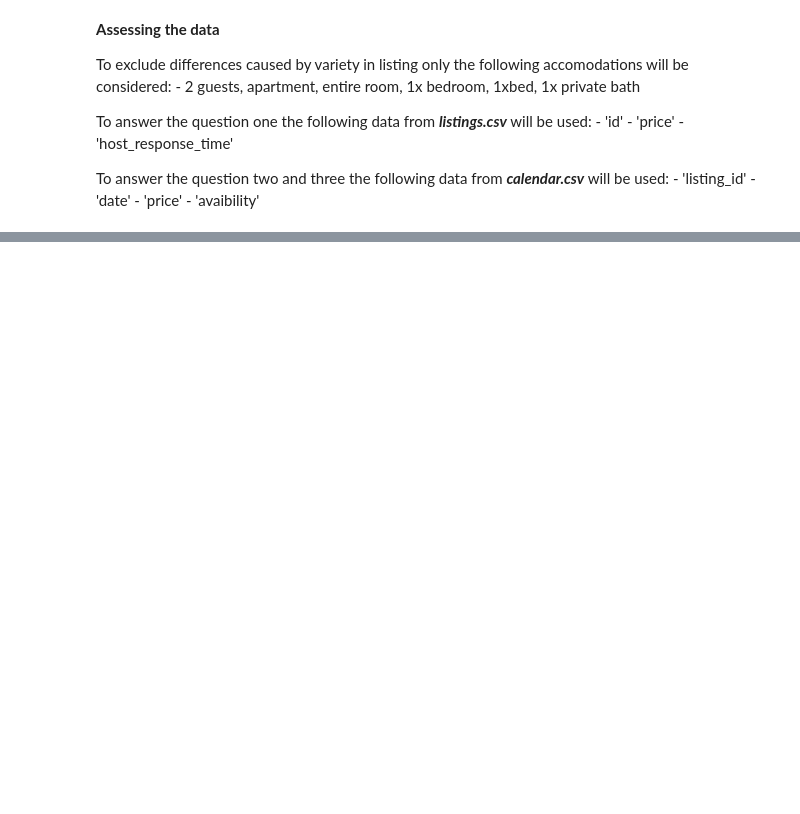
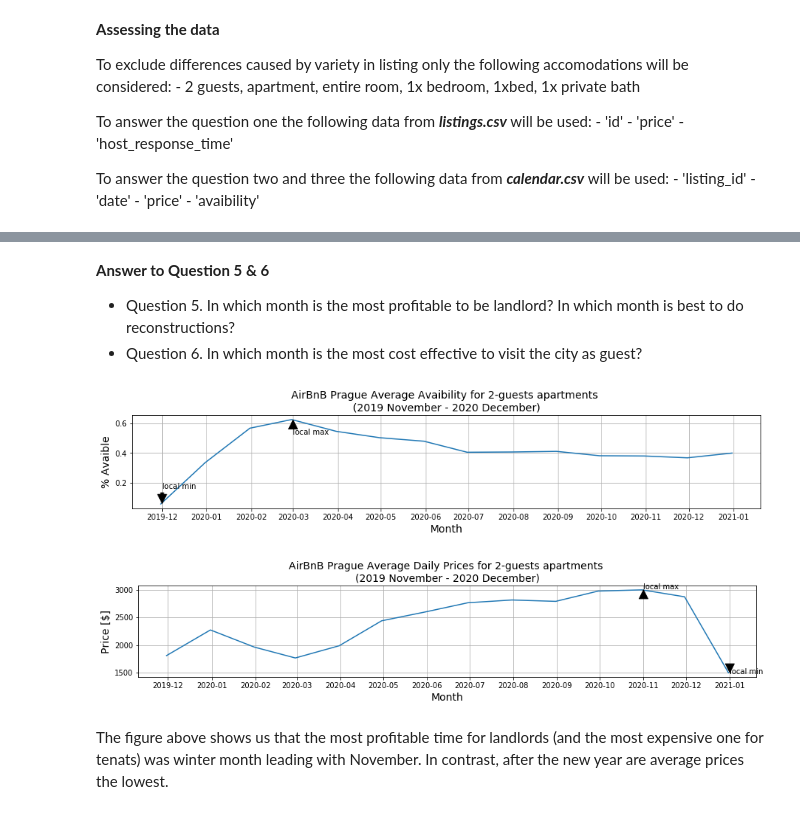
Before and after one commit to JMarcan/stories_hidden_in_airbnb_data, a Jupyter notebook: Code/Stories Hidden in AirBnB Data.ipynb, the cells around one changed output, grey strips where cells are left out. Drawn from its saved outputs; the diff is of its cells as text; code cells hidden in the pictures; blank space fills up the shorter version.

```diff
--- a/Code/Stories Hidden in AirBnB Data.ipynb
+++ b/Code/Stories Hidden in AirBnB Data.ipynb
@@ -137,0 +183,4 @@ The dataset has: 993532 rows and 7 columns
+# %%
+print(" === Data exploration after the selection ===")
+for city in cities_list:
+    explore_data(city)
@@ -137,0 +280,4 @@ The dataset has: 993532 rows and 7 columns
+# %%
+print(" === Data exploration after the cleaning ===")
+for city in cities_list:
+    explore_data(city)
@@ -137,0 +380,10 @@ The dataset has: 993532 rows and 7 columns
+# %%
+def explore_reviews_dataset(city):
+    print("\n= Explore dataset for city {0} =".format(city.name))
+
+    city.load_reviews()
+    print(city.reviews.columns.values)
+
+for city in cities_list:
+    print(" === Explore reviews dataset ===")
+    explore_reviews_dataset(city)
@@ -137,0 +460,58 @@ The dataset has: 993532 rows and 7 columns
+# %% [markdown]
+**Answer to Question 5 & 6**
+- Question 5. In which month is the most profitable to be landlord? In which month is best to do reconstructions?
+- Question 6. In which month is the most cost effective to visit the city as guest?
+# %%
+def visualize_monthly_price(city):
+
+    plt.figure(figsize=(15, 5))
+    ax = plt.subplot(211)
+    plt.plot(city.monthly_avaibility['available'])
+    plt.title('AirBnB {0} Average Avaibility for 2-guests apartments \n({1})'.format(city.name, city.data_timeframe), fontsize=14)
+    plt.ylabel('% Avaible', fontsize=14)
+    plt.xlabel('Month', fontsize=14)
+    plt.grid(True)
+
+    months = mdates.MonthLocator()
+    dfmt = dates.DateFormatter('%Y-%m')
+    ax.xaxis.set_major_locator(months)
+    ax.xaxis.set_major_formatter(dfmt)
+
+    ax.annotate('local max', xy=(city.monthly_avaibility_max.index[0]+datetime.timedelta(days=1), city.monthly_avaibility_max.iloc[0][0]), xytext=(city.monthly_avaibility_max.index[0]+datetime.timedelta(days=1), city.monthly_avaibility_max.iloc[0][0]-0.1),
+             arrowprops=dict(facecolor='black', shrink=0.05),
+             )
+    ax.annotate('local min', xy=(city.monthly_avaibility_min.index[0]+datetime.timedelta(days=1), city.monthly_avaibility_min.iloc[0][0]), xytext=(city.monthly_avaibility_min.index[0]+datetime.timedelta(days=1), city.monthly_avaibility_min.iloc[0][0]+0.1),
+             arrowprops=dict(facecolor='black', shrink=0.05),
+             )
+
+
+    plt.figure(figsize=(15, 5))
+    ax = plt.subplot(212)
+    plt.plot(city.monthly_price['price'])
+    plt.title('AirBnB {0} Average Daily Prices for 2-guests apartments \n({1})'.format(city.name, city.data_timeframe), fontsize=14)
+    plt.ylabel('Price [$]', fontsize=14)
+    plt.xlabel('Month', fontsize=14)
+    plt.grid(True)
+
+
+    months = mdates.MonthLocator()
+    dfmt = dates.DateFormatter('%Y-%m')
+    ax.xaxis.set_major_locator(months)
+    ax.xaxis.set_major_formatter(dfmt)
+
+    ax.annotate('local max', xy=(city.monthly_price_max.index[0]+datetime.timedelta(days=1), city.monthly_price_max.iloc[0][0]), xytext=(city.monthly_price_max.index[0]+datetime.timedelta(days=1), city.monthly_price_max.iloc[0][0]+20.0),
+             arrowprops=dict(facecolor='black', shrink=0.05),
+             )
+
+    ax.annotate('local min', xy=(city.monthly_price_min.index[0]+datetime.timedelta(days=1), city.monthly_price_min.iloc[0][0]), xytext=(city.monthly_price_min.index[0]+datetime.timedelta(days=1), city.monthly_price_min.iloc[0][0]-20.0),
+             arrowprops=dict(facecolor='black', shrink=0.05),
+             )
+
+    plt.show()
+
+visualize_monthly_price(prague)
+# %% [output]
+[figure, added]
+[figure, added]
+# %% [markdown]
+The figure above shows us that the most profitable time for landlords (and the most expensive one for tenats) was winter month leading with November. In contrast, after the new year are average prices the lowest.
```
Also changed, not shown: parts of 19 cells of this notebook.
